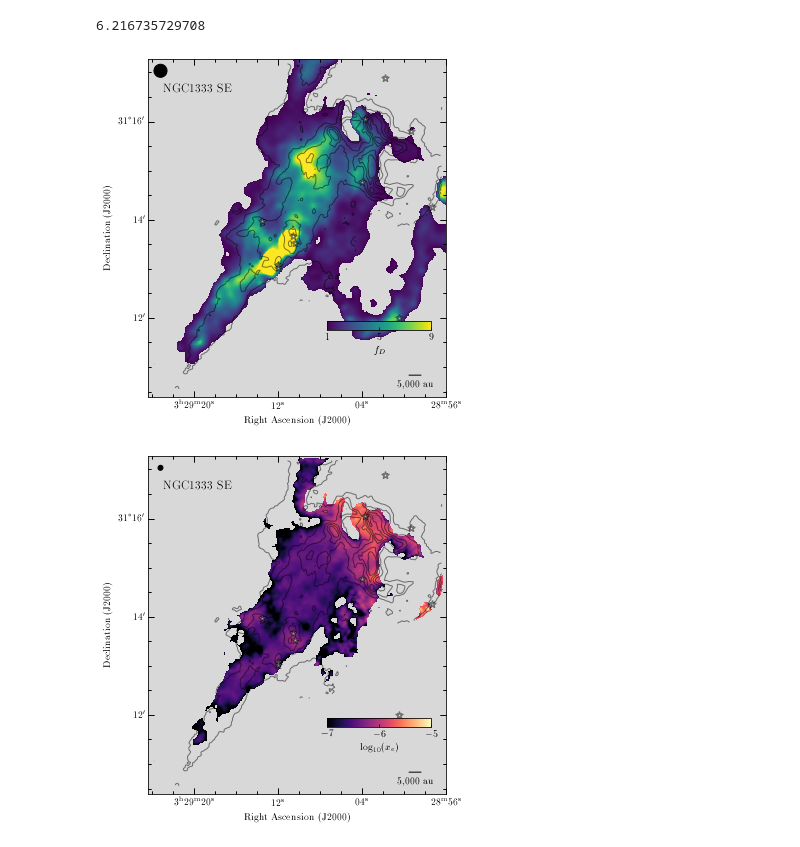
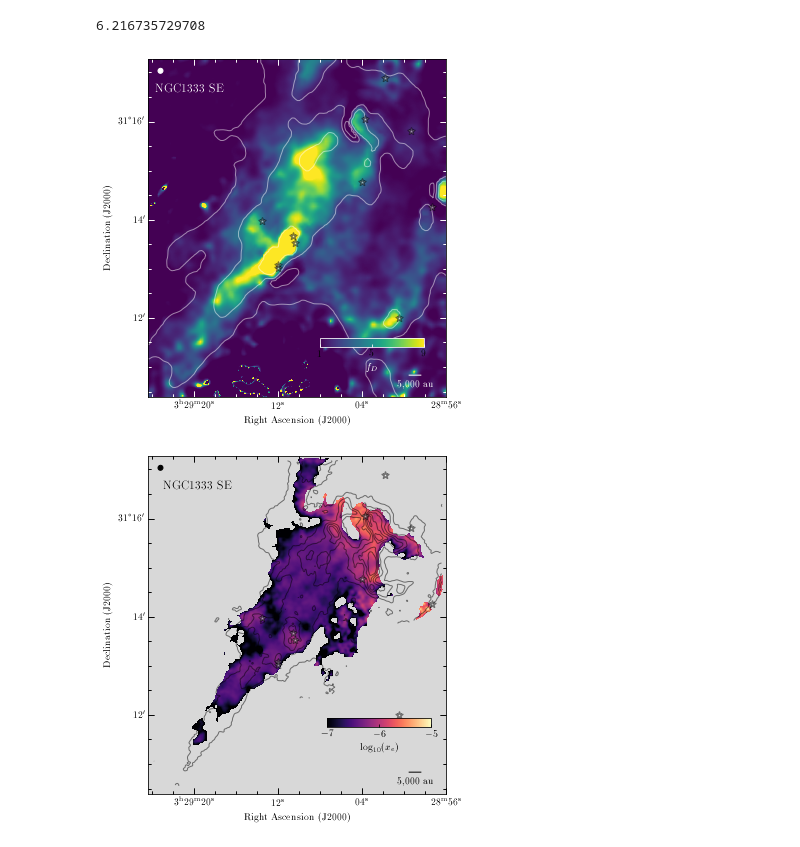
Before and after one commit to jpinedaf/NGC1333_NOEMA_Ions, a Jupyter notebook: NGC1333_Ions_Calculations.ipynb, the cells around one changed output. Saved outputs shown, nothing was run; the diff lists cells and outputs as text; code cells hidden in the pictures.

```diff
--- a/NGC1333_Ions_Calculations.ipynb
+++ b/NGC1333_Ions_Calculations.ipynb
@@ -140,7 +154,7 @@ plt.ylim(-0, 90)
 # %%
 gd = (N_CO > 0.0)*(N_H2 > 0)
-f_D_JEP = (N_H2*X_12CO) / N_CO.value
-plt.scatter(N_H2[gd]*1e-21, f_D_JEP[gd])
+f_D_JEP = ((N_H2 - 3e21/u.cm**2)*X_12CO) / N_CO
+plt.scatter(N_H2[gd]*1e-21, f_D_JEP[gd], alpha=0.01)
 plt.xlim(-5, 100)
-plt.ylim(-0, 90)
+plt.ylim(-10, 90)
 # %% [output]
@@ -153,3 +165,8 @@ f_D_JEP.shape
+# %%
+hd_fd = hd_TdV.copy()
+hd_fd['BUNIT'] = ''
+hdu_fd = fits.PrimaryHDU(f_D_JEP, hd_fd)
+fits.writeto(file_fd, f_D_JEP.value, hd_fd, overwrite=True)
 # %%
 plt.imshow(f_D_JEP, origin='lower', cmap='magma', vmin=1, vmax=10)
 # %% [output]
@@ -580,30 +597,39 @@ hd_d_JCMT = hd_d.copy()
 hd_d_JCMT['BMAJ'] = 16./3600.
 hd_d_JCMT['BMIN'] = 16./3600.
 # %%
-text_color = 'black'
+text_color = 'white'
 
-hdu = load_cutout(fits.PrimaryHDU((f_d), hd_d_JCMT), is_hdu=True)
+hdu = load_cutout(hdu_fd, is_hdu=True)
+# hdu = load_cutout(fits.PrimaryHDU((f_d), hd_d_JCMT), is_hdu=True)
 wcs = WCS(hdu.header)
 
 cmap = plt.get_cmap(name='viridis').copy()
 cmap.set_bad(color='0.85')
 
 fig = plt.figure(figsize=my_figsize)
 ax = plt.subplot(projection=wcs)
 im = ax.imshow(hdu.data, vmin=1.0, vmax=9, cmap=cmap, origin='lower')
 
-plot_setup_noema_wcsaxes(ax, hdu, label_col=text_color, contour_n2hp=True, contour_sio=False)
+plot_setup_noema_wcsaxes(ax, hdu, label_col=text_color, contour_h2=True)
 
 cax = ax.inset_axes(col_pos)
-cbar = plt.colorbar(im, cax=cax, label=r'$f_D$', orientation='horizontal')
-cbar.set_ticks([1, 5, 9])
+cbar = plt.colorbar(im, cax=cax, orientation='horizontal')
+cbar.set_label(r'$f_D$', color=text_color)
+cbar.set_ticks([1, 5, 9], color=text_color)
+# cbar.ax.xaxis.set_ticklabels([10, 15, 20], color=text_color)
+# set colorbar tick color
+cbar.ax.xaxis.set_tick_params(color=text_color)
+# set colorbar edgecolor
+cbar.outline.set_edgecolor(text_color)
+
+
 fig.text(xpos_lab1, ypos_lab1, 'NGC1333 SE', transform=ax.transAxes,
                 horizontalalignment='left', color=text_color, size=12)
 
 plt.tight_layout()
-fig.savefig('figs/NGC1333_fd.pdf', dpi=200)
+# fig.savefig('figs/NGC1333_fd.pdf', dpi=200)
 # %% [output]
-[figure, old version]
+[figure, new version]
 # %%
 xe_fd = 2.7e-8 / R_d - 1.2e-6 / f_d
 # %%
```
Also changed, not shown: parts of 9 cells of this notebook, 3 other files.
